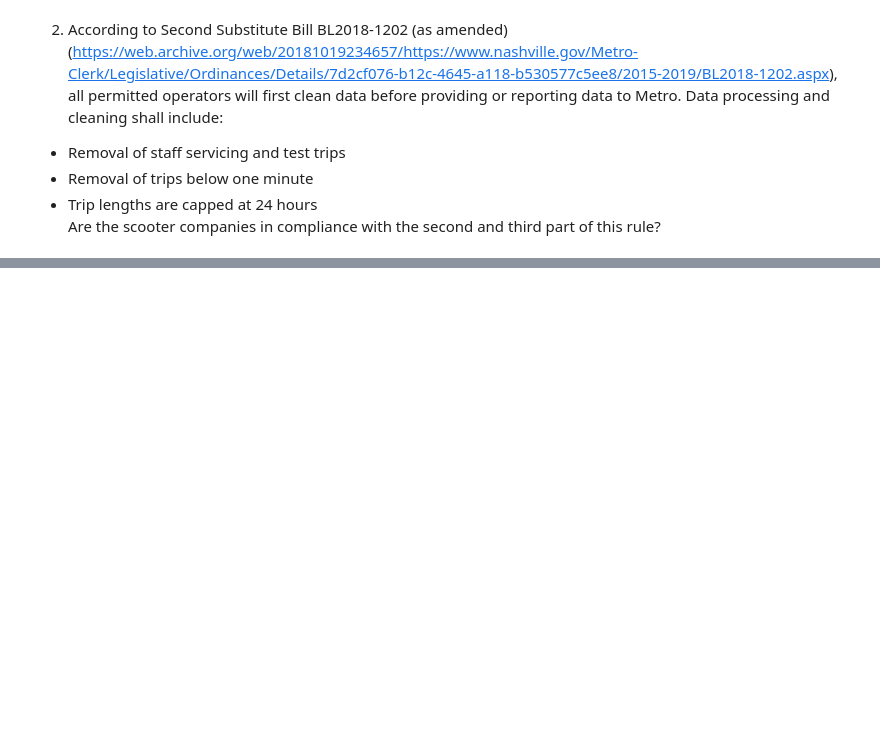
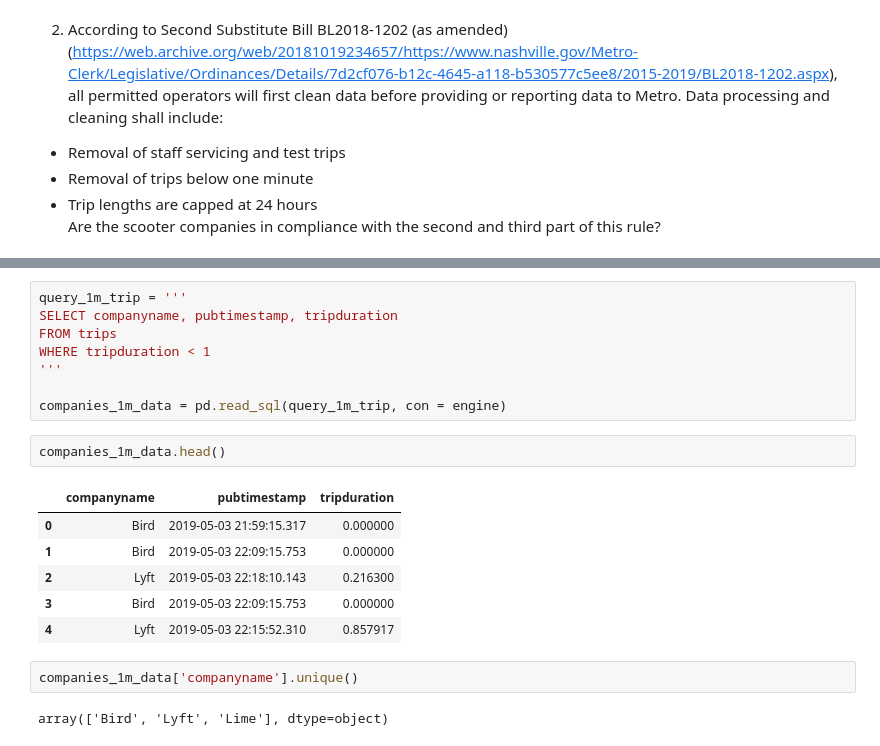
Before and after one commit to NSS-Data-Analytics-Cohort-10/scooters-group-2, a Jupyter notebook: notebooks/scooters_notebook.ipynb, the cells around one changed output, grey strips where cells are left out. Cells and saved outputs as stored; diff of their text form; blank space fills up the shorter version.

```diff
--- a/notebooks/scooters_notebook.ipynb
+++ b/notebooks/scooters_notebook.ipynb
@@ -414,0 +435,21 @@ Are the scooter companies in compliance with the second and third part of this r
+# %%
+query_1m_trip = '''
+SELECT companyname, pubtimestamp, tripduration
+FROM trips
+WHERE tripduration < 1
+'''
+
+companies_1m_data = pd.read_sql(query_1m_trip, con = engine)
+# %%
+companies_1m_data.head()
+# %% [output]
+|  | companyname | pubtimestamp | tripduration |
+| 0 | Bird | 2019-05-03 21:59:15.317 | 0.000000 |
+| 1 | Bird | 2019-05-03 22:09:15.753 | 0.000000 |
+| 2 | Lyft | 2019-05-03 22:18:10.143 | 0.216300 |
+| 3 | Bird | 2019-05-03 22:09:15.753 | 0.000000 |
+| 4 | Lyft | 2019-05-03 22:15:52.310 | 0.857917 |
+# %%
+companies_1m_data['companyname'].unique()
+# %% [output]
+array(['Bird', 'Lyft', 'Lime'], dtype=object)
```
Also changed, not shown: parts of 3 cells of this notebook.
